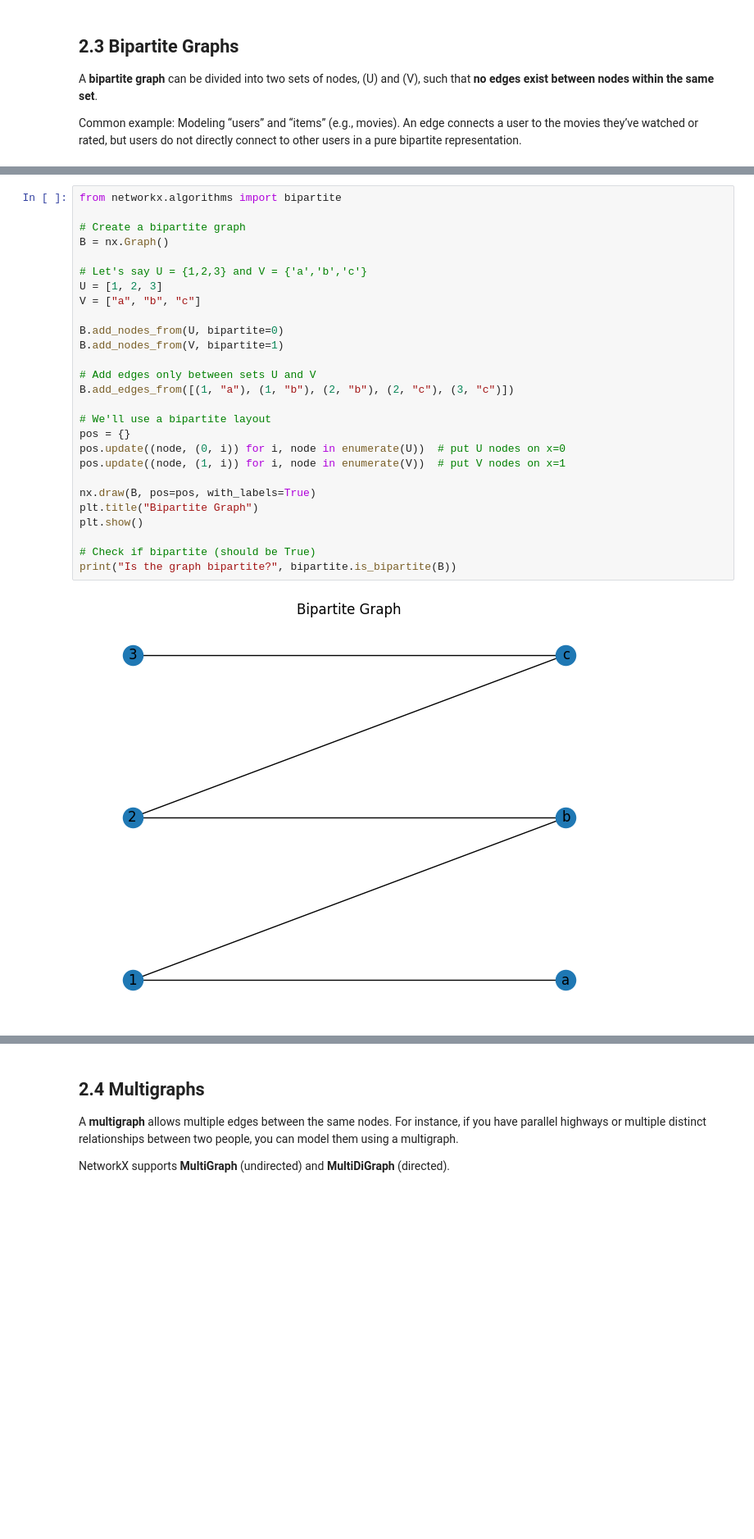
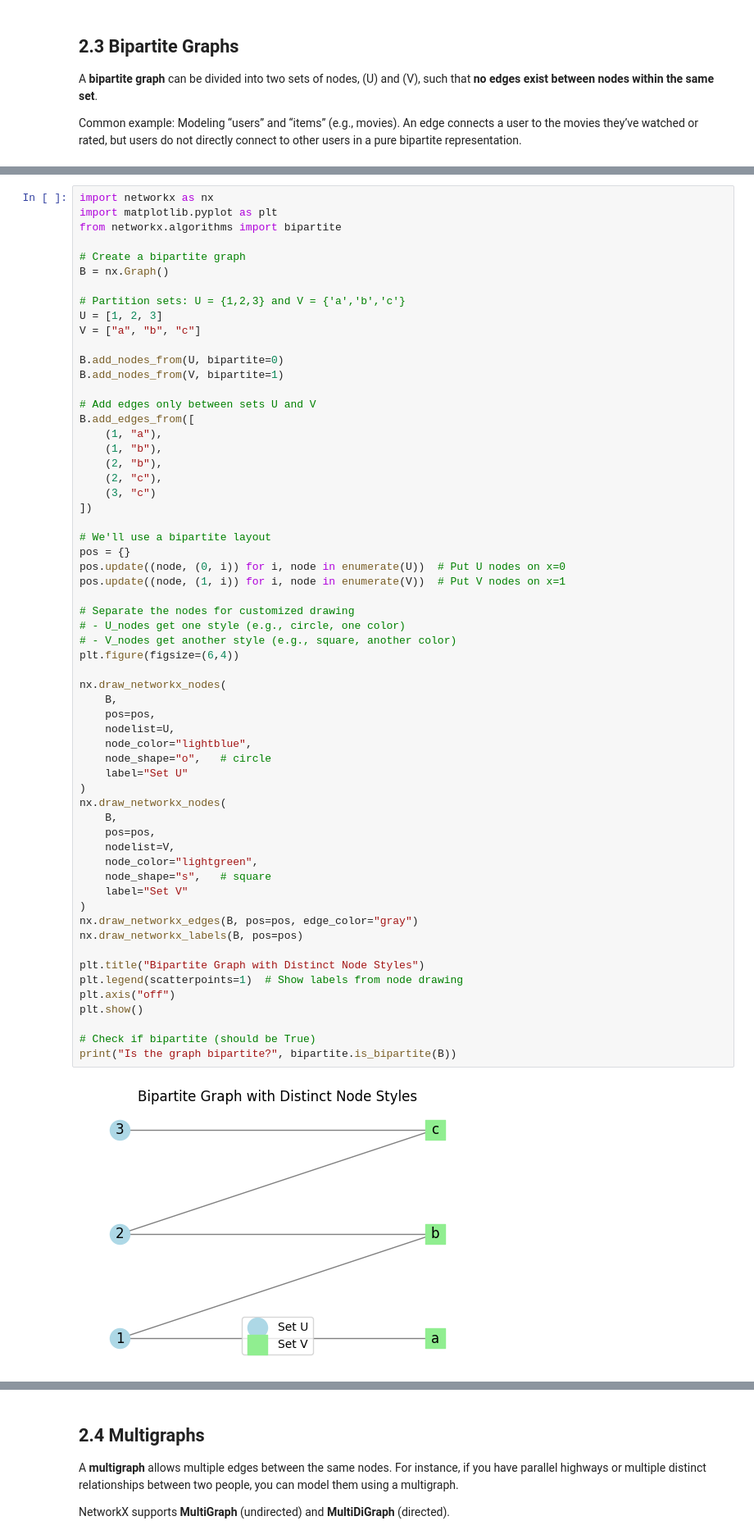
Before and after one commit to bgbg/ML-on-Graphs, a Jupyter notebook: 1_Introduction_to_Graphs_and_Networks.ipynb, the cells around one changed output, grey strips where cells are left out. Shown at 82% size. Cells and saved outputs as stored; diff of their text form; blank space fills up the shorter version.

```diff
--- a/1_Introduction_to_Graphs_and_Networks.ipynb
+++ b/1_Introduction_to_Graphs_and_Networks.ipynb
@@ -300,30 +336,63 @@ Common example: Modeling “users” and “items” (e.g., movies). An edge con
 # %%
+import networkx as nx
+import matplotlib.pyplot as plt
 from networkx.algorithms import bipartite
 
 # Create a bipartite graph
 B = nx.Graph()
 
-# Let's say U = {1,2,3} and V = {'a','b','c'}
+# Partition sets: U = {1,2,3} and V = {'a','b','c'}
 U = [1, 2, 3]
 V = ["a", "b", "c"]
 
 B.add_nodes_from(U, bipartite=0)
 B.add_nodes_from(V, bipartite=1)
 
 # Add edges only between sets U and V
-B.add_edges_from([(1, "a"), (1, "b"), (2, "b"), (2, "c"), (3, "c")])
+B.add_edges_from([
+    (1, "a"),
+    (1, "b"),
+    (2, "b"),
+    (2, "c"),
+    (3, "c")
+])
 
 # We'll use a bipartite layout
 pos = {}
-pos.update((node, (0, i)) for i, node in enumerate(U))  # put U nodes on x=0
-pos.update((node, (1, i)) for i, node in enumerate(V))  # put V nodes on x=1
+pos.update((node, (0, i)) for i, node in enumerate(U))  # Put U nodes on x=0
+pos.update((node, (1, i)) for i, node in enumerate(V))  # Put V nodes on x=1
 
-nx.draw(B, pos=pos, with_labels=True)
-plt.title("Bipartite Graph")
+# Separate the nodes for customized drawing
+# - U_nodes get one style (e.g., circle, one color)
+# - V_nodes get another style (e.g., square, another color)
+plt.figure(figsize=(6,4))
+
+nx.draw_networkx_nodes(
+    B,
+    pos=pos,
+    nodelist=U,
+    node_color="lightblue",
+    node_shape="o",   # circle
+    label="Set U"
+)
+nx.draw_networkx_nodes(
+    B,
+    pos=pos,
+    nodelist=V,
+    node_color="lightgreen",
+    node_shape="s",   # square
+    label="Set V"
+)
+nx.draw_networkx_edges(B, pos=pos, edge_color="gray")
+nx.draw_networkx_labels(B, pos=pos)
+
+plt.title("Bipartite Graph with Distinct Node Styles")
+plt.legend(scatterpoints=1)  # Show labels from node drawing
+plt.axis("off")
 plt.show()
 
 # Check if bipartite (should be True)
 print("Is the graph bipartite?", bipartite.is_bipartite(B))
 # %% [output]
-[figure, old version]
+[figure, new version]
 Is the graph bipartite? True
```
Also changed, not shown: parts of 9 cells of this notebook.
